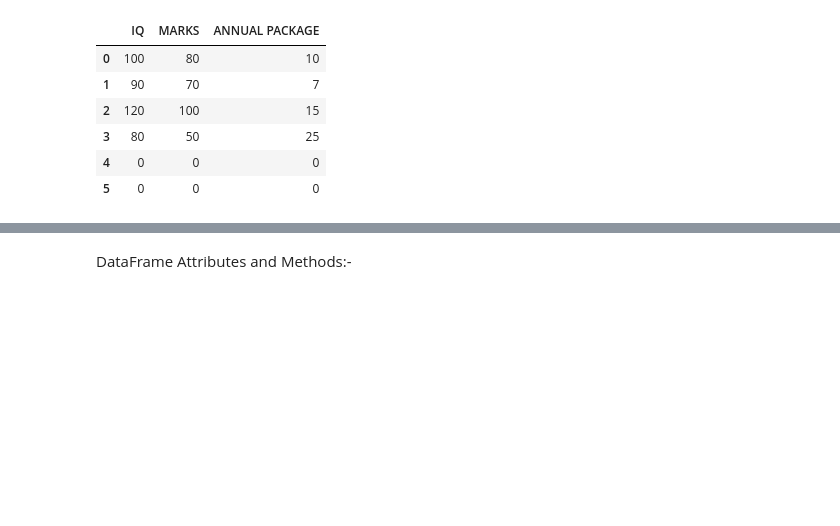
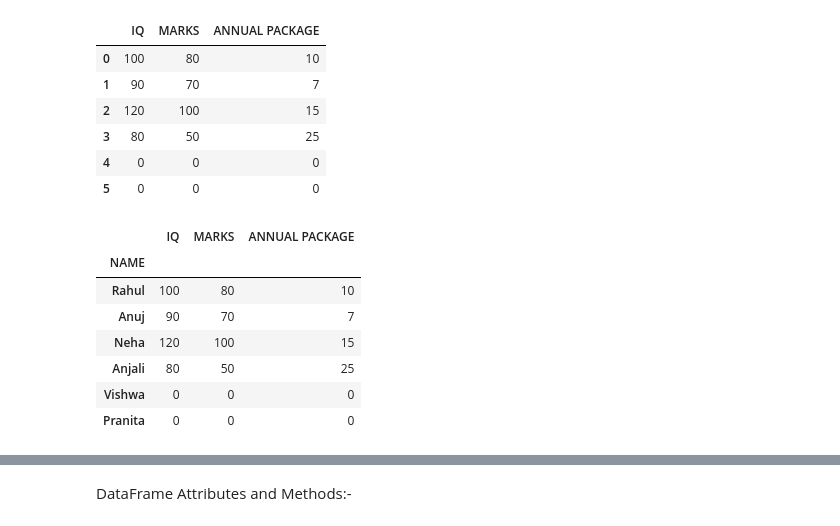
Before and after one commit to adityasonkar2506/PandaPractise, a Jupyter notebook: dataframepandas.ipynb, the cells around one changed output, grey strips where cells are left out. Saved outputs shown, nothing was run; the diff lists cells and outputs as text; code cells hidden in the pictures; blank space fills up the shorter version.

```diff
--- a/dataframepandas.ipynb
+++ b/dataframepandas.ipynb
@@ -30,15 +30,25 @@ pd.DataFrame(student_data, columns=['IQ', 'MARKS', 'ANNUAL PACKAGE'])
 # %%
 # using Dictionary:-
 
 student_dict = {
     'NAME': ['Rahul', 'Anuj', 'Neha', 'Anjali', 'Vishwa', 'Pranita'],
     'IQ': [100, 90, 120, 80, 0, 0],
     'MARKS':[80, 70, 100, 50, 0, 0],
     'ANNUAL PACKAGE':[10, 7, 15, 25, 0, 0]
     }
 
 stud = pd.DataFrame(student_dict)
 stud.set_index('NAME', inplace=True)
+stud
+# %% [output]
+|  | IQ | MARKS | ANNUAL PACKAGE |
+| NAME |  |  |  |
+| Rahul | 100 | 80 | 10 |
+| Anuj | 90 | 70 | 7 |
+| Neha | 120 | 100 | 15 |
+| Anjali | 80 | 50 | 25 |
+| Vishwa | 0 | 0 | 0 |
+| Pranita | 0 | 0 | 0 |
 # %%
 # using read_csv
 
```
Also changed, not shown: parts of 14 cells of this notebook, 4 other files.
